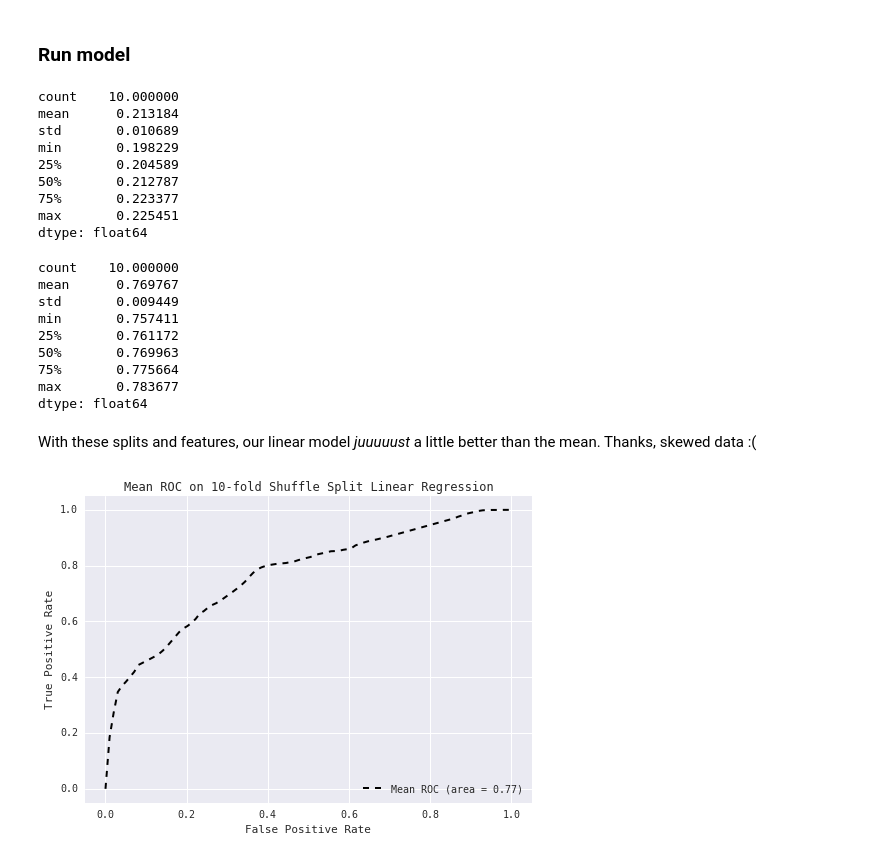
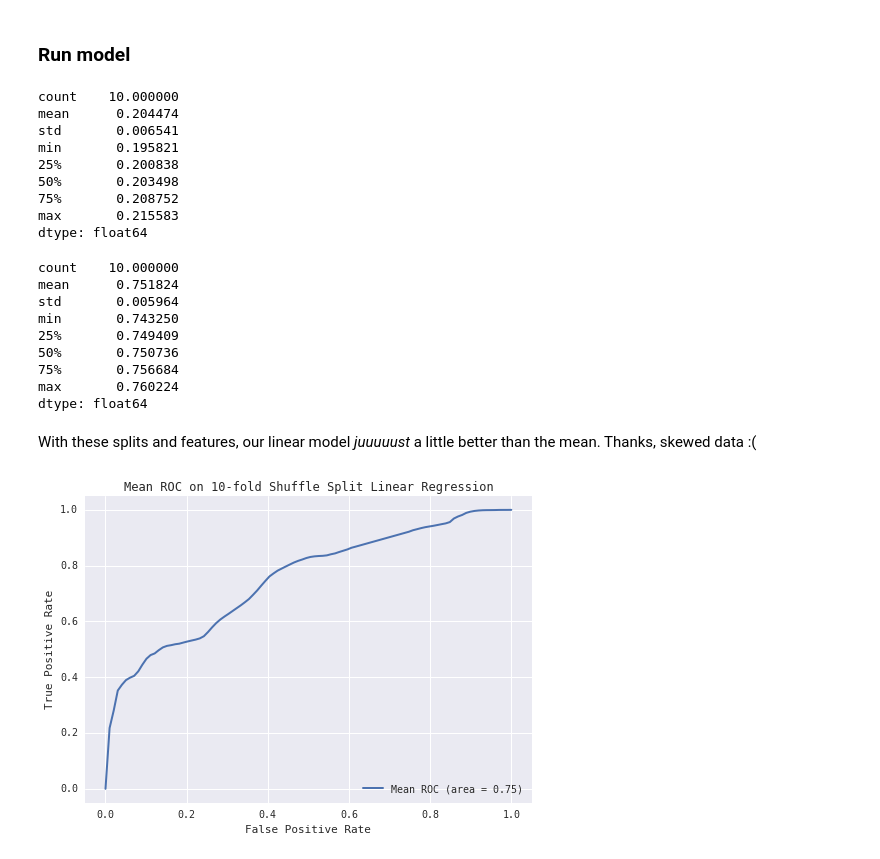
Before and after one commit to giantoak/201604_memex_qpr, a Jupyter notebook: notebooks/go_notebooks/First Classifier.ipynb, the cells around one changed output. Drawn from its saved outputs; the diff is of its cells as text; code cells hidden in the pictures.

```diff
--- a/notebooks/go_notebooks/First Classifier.ipynb
+++ b/notebooks/go_notebooks/First Classifier.ipynb
@@ -137,7 +137,6 @@ flag_cols = [x for x in df.columns if x.split('_')[0] == 'flag']
 eth_cols = [x for x in df.columns if x.split('_')[0] == 'ethnicity']
 
 cols_to_use = ['age',
-               'lt_23',
                'price',
                'duration_in_mins',
                'price_per_min'] + flag_cols + eth_cols
@@ -151,13 +150,9 @@ print(df_slice.shape)
 # Fill NAs
 for col in ['age', 'price', 'duration_in_mins', 'price_per_min']:
     df_slice['no_{}'.format(col)] = df_slice[col].apply(np.isnan)
+    df_slice[col] = df_slice[col].fillna(0)
 
-df_slice.age = df_slice.age.fillna(0)
-df_slice['no_price'] = df
-df_slice.price = df_slice.price.fillna(5000000)
-df_slice.duration_in_mins = df_slice.duration_in_mins.fillna(5000000)
-df_slice.price_per_min = df_slice.price_per_min.fillna(5000000)
-
+cols_to_use += [x for x in df.columns if x[:3] == 'no_']
 
 # Dropped duplicates should kill identical ads
 # WE NEED TO GROUP ON PHONES
@@ -192,51 +187,51 @@ p.join()
 pd.Series([lr['lr_score'] for lr in lrs]).describe()
 # %% [output]
 count    10.000000
-mean      0.213184
-std       0.010689
-min       0.198229
-25%       0.204589
-50%       0.212787
-75%       0.223377
-max       0.225451
+mean      0.204474
+std       0.006541
+min       0.195821
+25%       0.200838
+50%       0.203498
+75%       0.208752
+max       0.215583
 dtype: float64
 # %%
 pd.Series([lr['roc']['auc'] for lr in lrs]).describe()
 # %% [output]
 count    10.000000
-mean      0.769767
-std       0.009449
-min       0.757411
-25%       0.761172
-50%       0.769963
-75%       0.775664
-max       0.783677
+mean      0.751824
+std       0.005964
+min       0.743250
+25%       0.749409
+50%       0.750736
+75%       0.756684
+max       0.760224
 dtype: float64
 # %% [markdown]
 With these splits and features, our linear model _juuuuust_ a little better than the mean. Thanks, skewed data :(
 # %%
 from scipy import interp
 
 mean_tpr = 0.0
 mean_fpr = np.linspace(0, 1, 100)
 all_tpr = []
 
 for lr in lrs:
     mean_tpr += interp(mean_fpr, lr['roc']['fpr'], lr['roc']['tpr'])
     mean_tpr[0] = 0.0
 
 mean_tpr /= len(lrs)
 mean_tpr[-1] = 1.0
 
-plt.plot(mean_fpr, mean_tpr, 'k--',
+plt.plot(mean_fpr, mean_tpr,
          label='Mean ROC (area = %0.2f)' % pd.Series([lr['roc']['auc'] for lr in lrs]).describe()['mean'], lw=2)
 
 plt.xlim([-0.05, 1.05])
 plt.ylim([-0.05, 1.05])
 plt.xlabel('False Positive Rate')
 plt.ylabel('True Positive Rate')
 plt.title('Mean ROC on 10-fold Shuffle Split Linear Regression')
 plt.legend(loc="lower right")
 plt.show()
 # %% [output]
-[figure, old version]
+[figure, new version]
```
Also changed, not shown: parts of 4 cells of this notebook, 1 other file.
